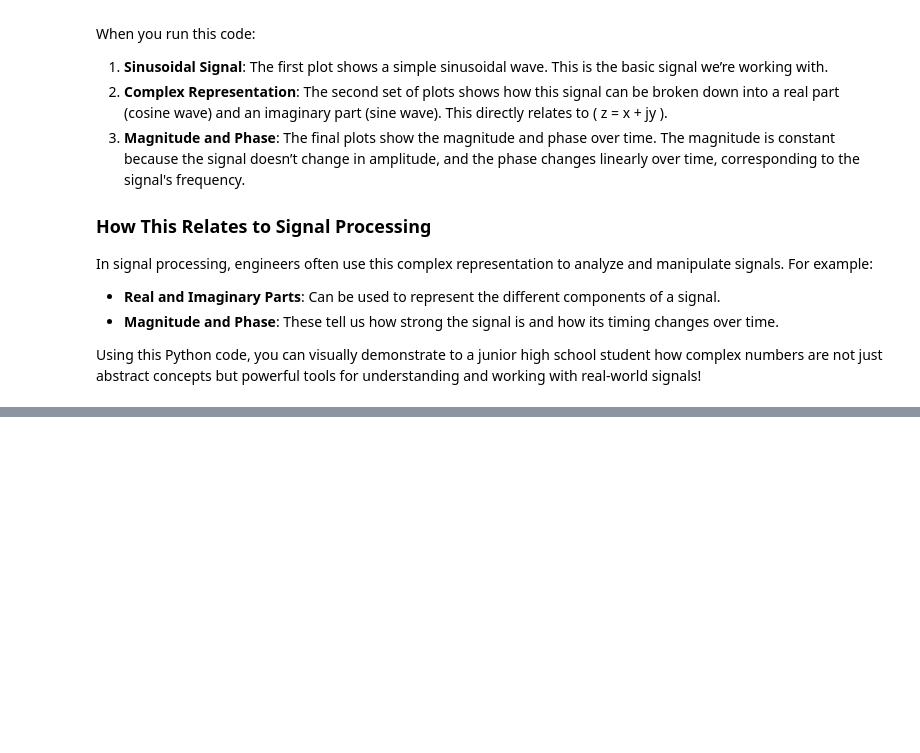
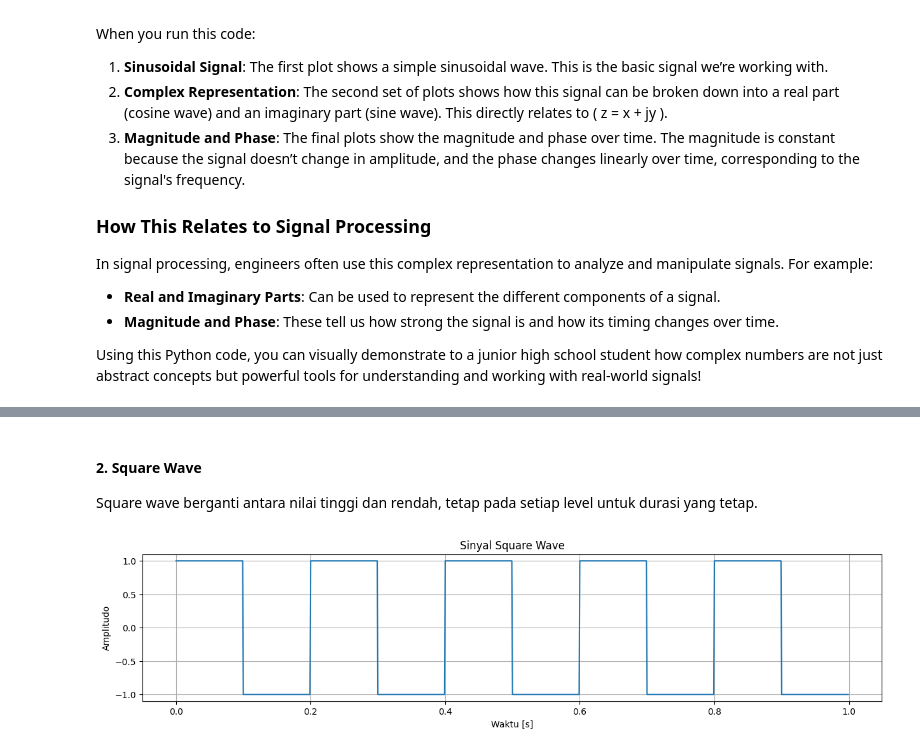
Before and after one commit to informatika-itera/if3024-handson, a Jupyter notebook: 0_complex_number.ipynb, the cells around one changed output, grey strips where cells are left out. Cells and saved outputs as stored; diff of their text form; code cells hidden in the pictures; blank space fills up the shorter version.

```diff
--- a/0_complex_number.ipynb
+++ b/0_complex_number.ipynb
@@ -102,0 +152,19 @@ Using this Python code, you can visually demonstrate to a junior high school stu
+# %% [markdown]
+#### 2. **Square Wave**
+Square wave berganti antara nilai tinggi dan rendah, tetap pada setiap level untuk durasi yang tetap.
+# %%
+  from scipy import signal
+
+  # Membuat square wave
+  square_wave = signal.square(2 * np.pi * f * t)
+
+  # Plot sinyal
+  plt.figure(figsize=(15, 3))
+  plt.plot(t, square_wave)
+  plt.title('Sinyal Square Wave')
+  plt.xlabel('Waktu [s]')
+  plt.ylabel('Amplitudo')
+  plt.grid(True)
+  plt.show()
+# %% [output]
+[figure, added]
```
Also changed, not shown: parts of 10 cells of this notebook, 3 other files.
